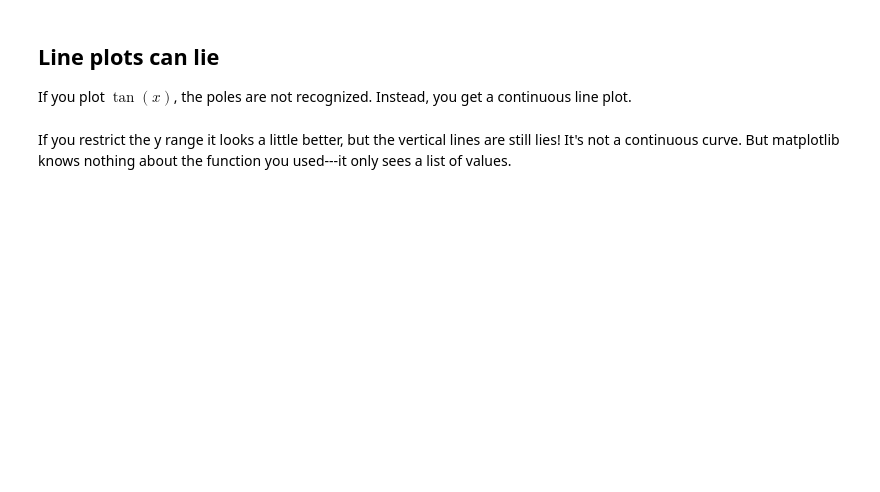
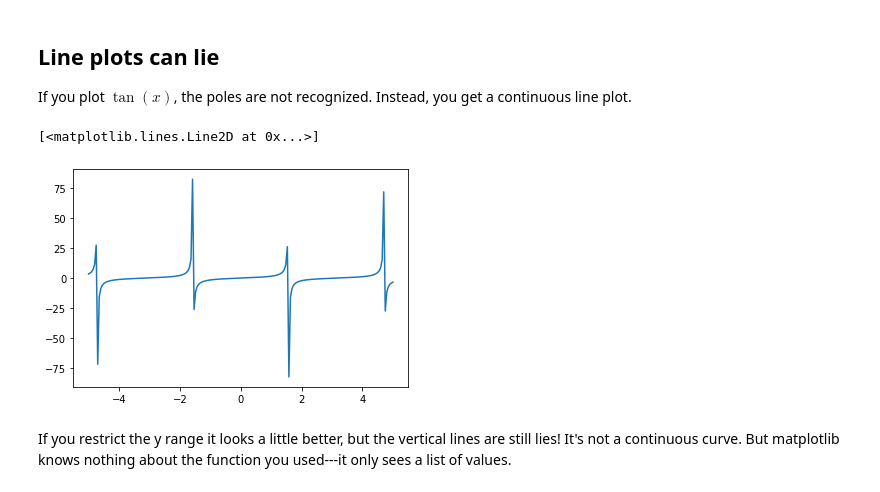
Before and after one commit to emilydumas/mcs275spring2024, a Jupyter notebook: samplecode/numpy_matplotlib/mpl_demo.ipynb, the cells around one changed output. Drawn from its saved outputs; the diff is of its cells as text; code cells hidden in the pictures; blank space fills up the shorter version.

```diff
--- a/samplecode/numpy_matplotlib/mpl_demo.ipynb
+++ b/samplecode/numpy_matplotlib/mpl_demo.ipynb
@@ -229,5 +246,11 @@ If we put markers on this last one, we'll see that most of the data points are a
 ## Line plots can lie
 
 If you plot $\tan(x)$, the poles are not recognized.  Instead, you get a continuous line plot.
+# %%
+x = np.linspace(-5,5,200)
+plt.plot(x,np.tan(x))
+# %% [output]
+[<matplotlib.lines.Line2D at 0x...>]
+[figure, added]
 # %% [markdown]
 If you restrict the y range it looks a little better, but the vertical lines are still lies!  It's not a continuous curve.  But matplotlib knows nothing about the function you used---it only sees a list of values.
```
Also changed, not shown: parts of 25 cells of this notebook.
